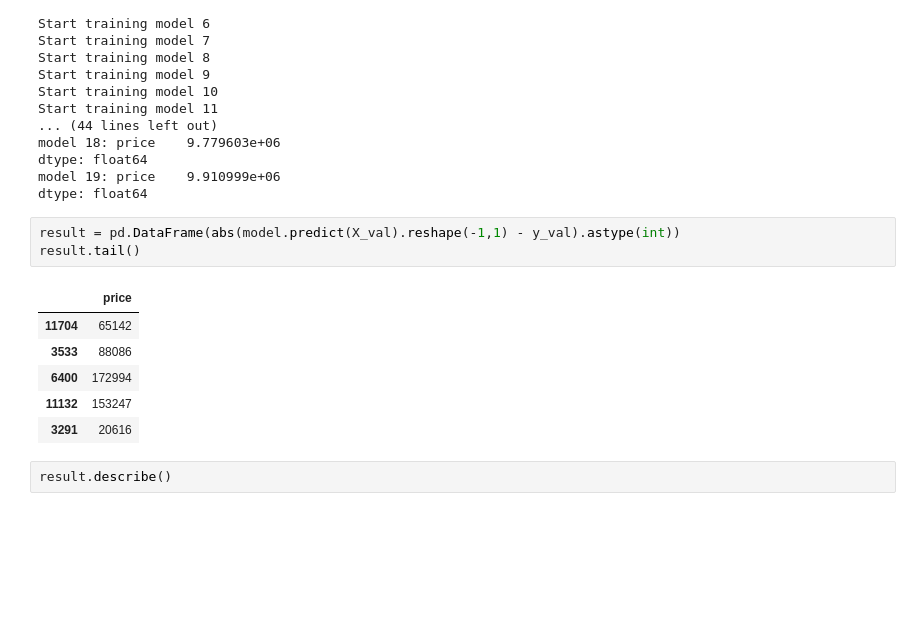
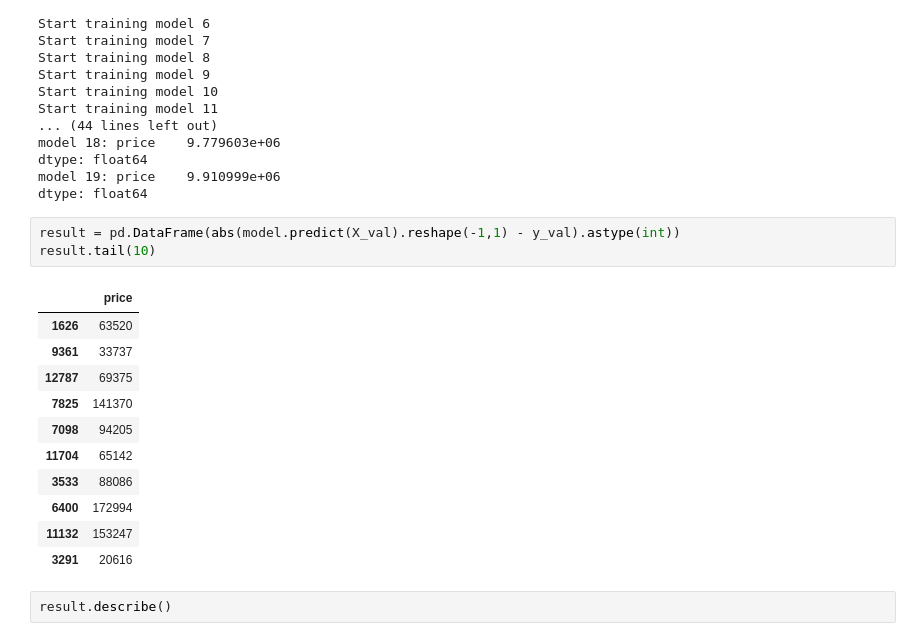
Before and after one commit to tuanlda78202/DSP, a Jupyter notebook: 20221/src/eda.ipynb, the cells around one changed output. Drawn from its saved outputs; the diff is of its cells as text; blank space fills up the shorter version.

```diff
--- a/20221/src/eda.ipynb
+++ b/20221/src/eda.ipynb
@@ -804,9 +804,14 @@ model 19: price    9.910999e+06
 dtype: float64
 # %%
 result = pd.DataFrame(abs(model.predict(X_val).reshape(-1,1) - y_val).astype(int))
-result.tail()
+result.tail(10)
 # %% [output]
 |  | price |
+| 1626 | 63520 |
+| 9361 | 33737 |
+| 12787 | 69375 |
+| 7825 | 141370 |
+| 7098 | 94205 |
 | 11704 | 65142 |
 | 3533 | 88086 |
 | 6400 | 172994 |
```
